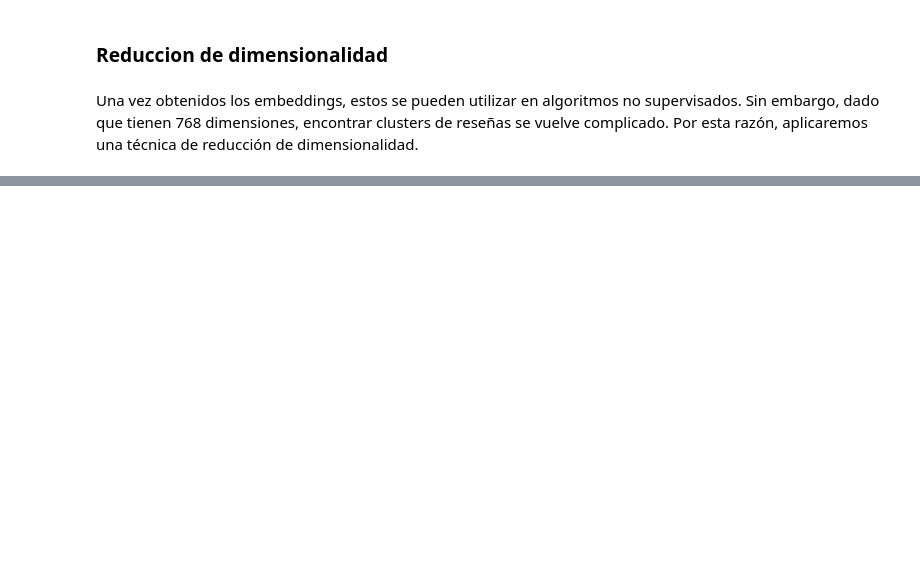
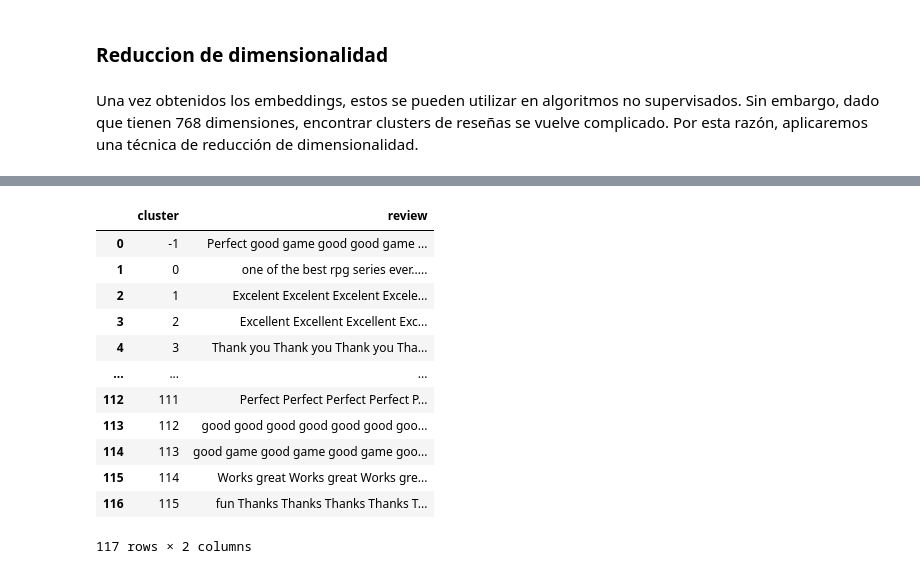
Before and after one commit to jjovalle99/aprendizaje_no_supervisado_22, a Jupyter notebook: proyecto/proyecto_entrega_1.ipynb, the cells around one changed output, grey strips where cells are left out. Drawn from its saved outputs; the diff is of its cells as text; code cells hidden in the pictures; blank space fills up the shorter version.

```diff
--- a/proyecto/proyecto_entrega_1.ipynb
+++ b/proyecto/proyecto_entrega_1.ipynb
@@ -220,0 +268,2 @@ AttributeError: ignored
+# %%
+data["cluster"] = cluster.labels_.get()
@@ -220,0 +298,16 @@ AttributeError: ignored
+# %%
+data.groupby(["cluster"], as_index = False).agg({"review": " ".join})
+# %% [output]
+|  | cluster | review |
+| 0 | -1 | Perfect good game good good game ... |
+| 1 | 0 | one of the best rpg series ever..... |
+| 2 | 1 | Excelent Excelent Excelent Excele... |
+| 3 | 2 | Excellent Excellent Excellent Exc... |
+| 4 | 3 | Thank you Thank you Thank you Tha... |
+| ... | ... | ... |
+| 112 | 111 | Perfect Perfect Perfect Perfect P... |
+| 113 | 112 | good good good good good good goo... |
+| 114 | 113 | good game good game good game goo... |
+| 115 | 114 | Works great Works great Works gre... |
+| 116 | 115 | fun Thanks Thanks Thanks Thanks T... |
+117 rows × 2 columns
```
Also changed, not shown: parts of 34 cells of this notebook.
